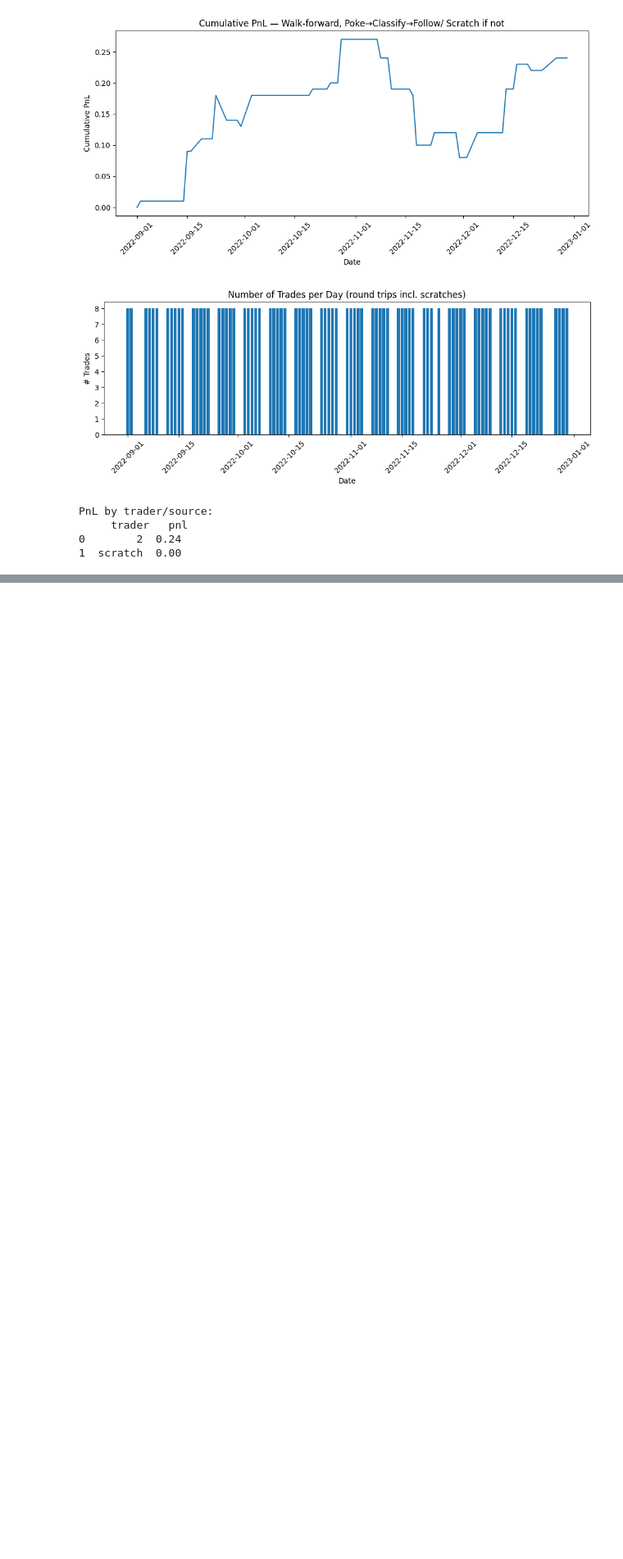
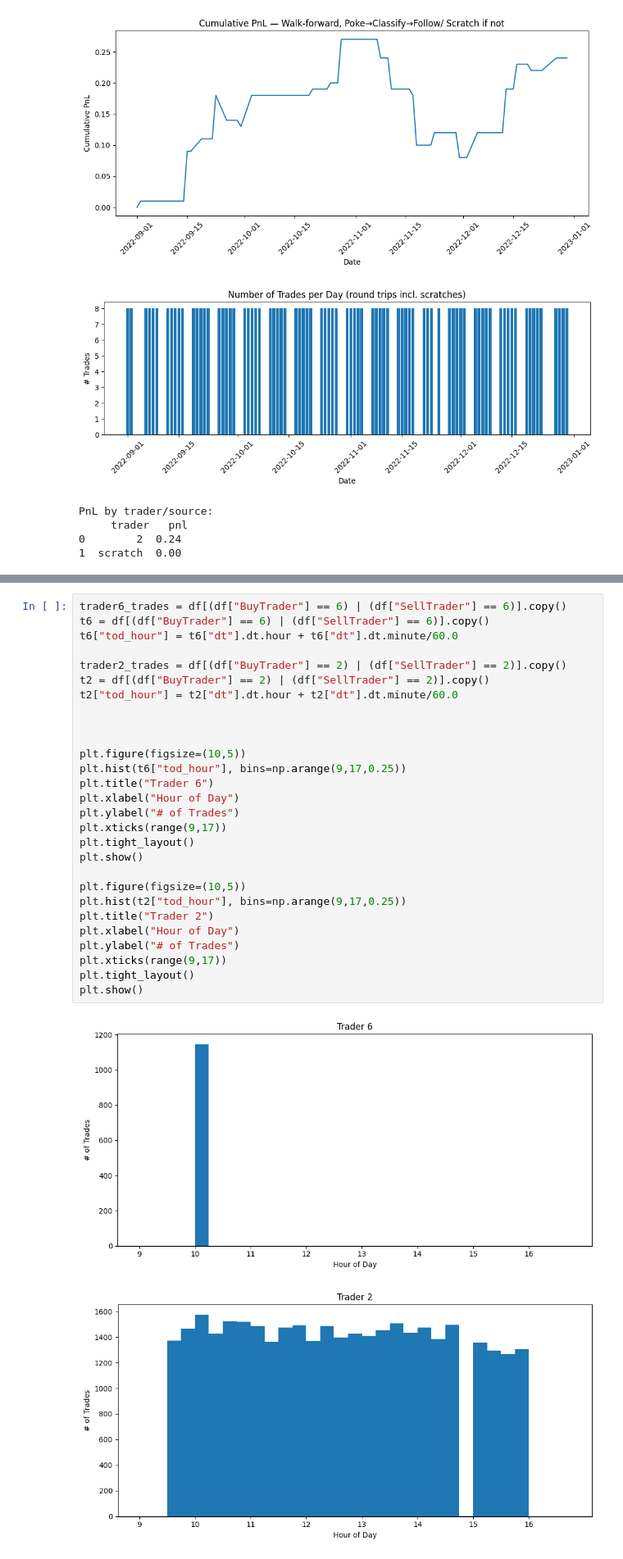
Before and after one commit to FreddieLewin23/FreddieLewin23, a Jupyter notebook: version2_sig_data_exercise.ipynb, the cells around one changed output, grey strips where cells are left out. Shown: that part at 82% size. Cells and saved outputs as stored; diff of their text form; blank space fills up the shorter version.

```diff
--- a/version2_sig_data_exercise.ipynb
+++ b/version2_sig_data_exercise.ipynb
@@ -827,0 +828,31 @@ After a lot of trying to make the strategy work, I believe the backtest has ran
+# %%
+trader6_trades = df[(df["BuyTrader"] == 6) | (df["SellTrader"] == 6)].copy()
+t6 = df[(df["BuyTrader"] == 6) | (df["SellTrader"] == 6)].copy()
+t6["tod_hour"] = t6["dt"].dt.hour + t6["dt"].dt.minute/60.0
+
+trader2_trades = df[(df["BuyTrader"] == 2) | (df["SellTrader"] == 2)].copy()
+t2 = df[(df["BuyTrader"] == 2) | (df["SellTrader"] == 2)].copy()
+t2["tod_hour"] = t2["dt"].dt.hour + t2["dt"].dt.minute/60.0
+
+
+
+plt.figure(figsize=(10,5))
+plt.hist(t6["tod_hour"], bins=np.arange(9,17,0.25))
+plt.title("Trader 6")
+plt.xlabel("Hour of Day")
+plt.ylabel("# of Trades")
+plt.xticks(range(9,17))
+plt.tight_layout()
+plt.show()
+
+plt.figure(figsize=(10,5))
+plt.hist(t2["tod_hour"], bins=np.arange(9,17,0.25))
+plt.title("Trader 2")
+plt.xlabel("Hour of Day")
+plt.ylabel("# of Trades")
+plt.xticks(range(9,17))
+plt.tight_layout()
+plt.show()
+# %% [output]
+[figure, added]
+[figure, added]
```
Also changed, not shown: parts of 7 cells of this notebook.
